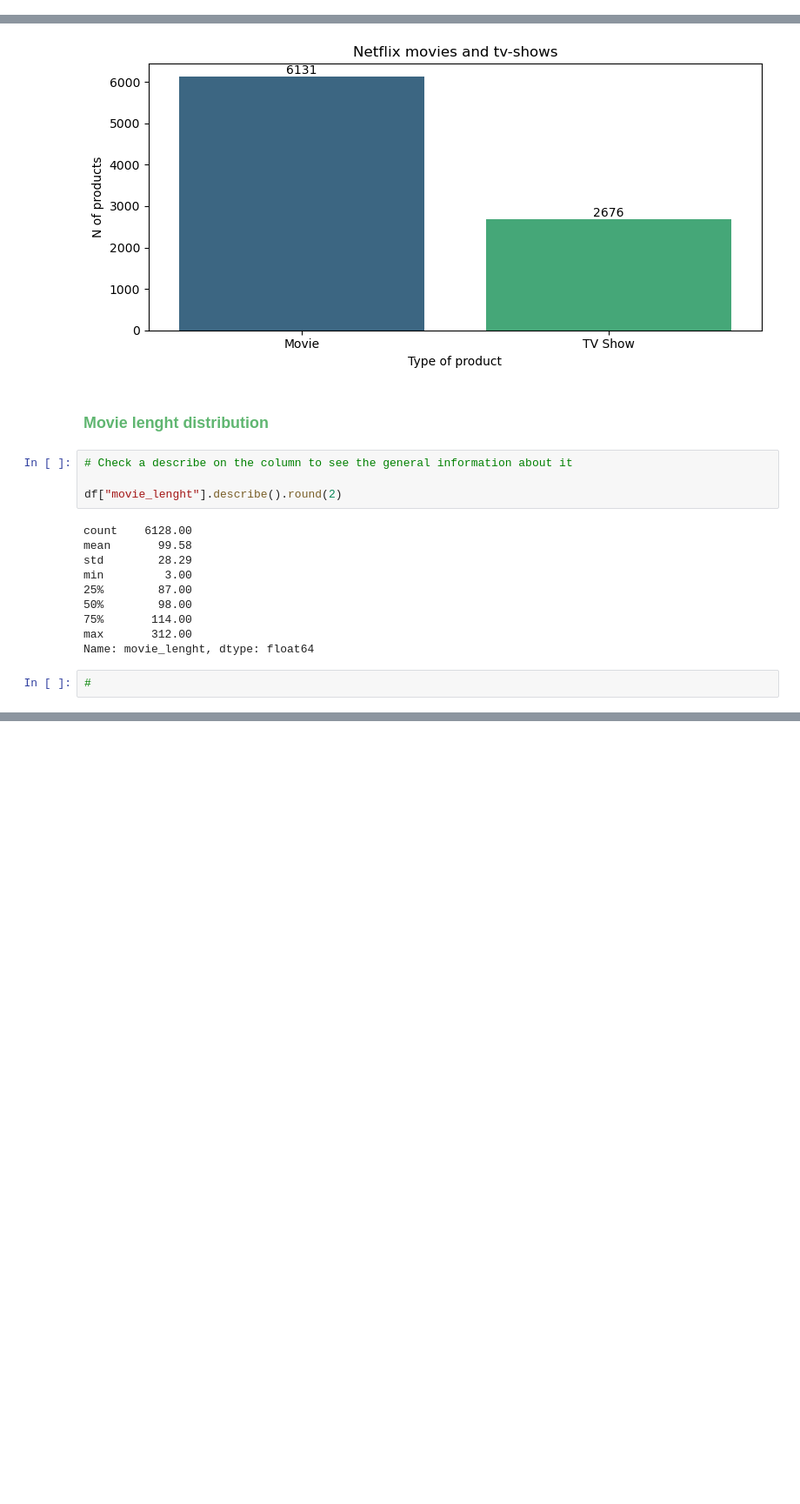
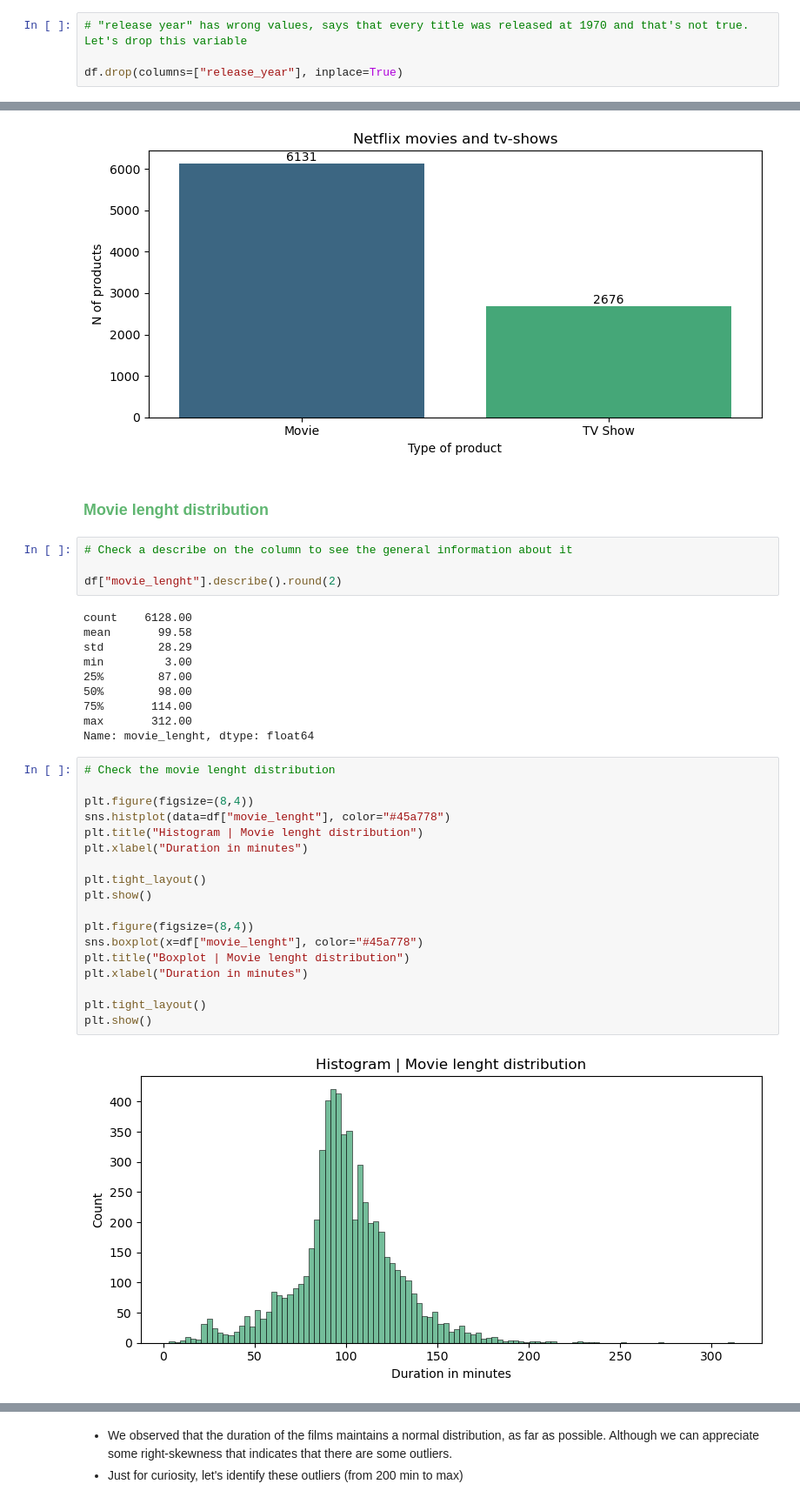
Before and after one commit to TonioDominguez/Netflix_mood_recommender, a Jupyter notebook: Prepro_netflix_rec.ipynb, the cells around one changed output, grey strips where cells are left out. Shown at 87% size. Cells and saved outputs as stored; diff of their text form; blank space fills up the shorter version.

```diff
--- a/Prepro_netflix_rec.ipynb
+++ b/Prepro_netflix_rec.ipynb
@@ -201,3 +207,7 @@ Name: count, Length: 221, dtype: int64
+# %%
+# "release year" has wrong values, says that every title was released at 1970 and that's not true. Let's drop this variable
+
+df.drop(columns=["release_year"], inplace=True)
 # %% [markdown]
 <h2 style="color: #327a81;">Features Preprocessing</h2>
 # %% [markdown]
@@ -520,4 +530,22 @@ min         3.00
 max       312.00
 Name: movie_lenght, dtype: float64
 # %%
-#
+# Check the movie lenght distribution
+
+plt.figure(figsize=(8,4))
+sns.histplot(data=df["movie_lenght"], color="#45a778")
+plt.title("Histogram | Movie lenght distribution")
+plt.xlabel("Duration in minutes")
+
+plt.tight_layout()
+plt.show()
+
+plt.figure(figsize=(8,4))
+sns.boxplot(x=df["movie_lenght"], color="#45a778")
+plt.title("Boxplot | Movie lenght distribution")
+plt.xlabel("Duration in minutes")
+
+plt.tight_layout()
+plt.show()
+# %% [output]
+[figure, added]
@@ -523,0 +553,3 @@ Name: movie_lenght, dtype: float64
+# %% [markdown]
+- We observed that the duration of the films maintains a normal distribution, as far as possible. Although we can appreciate some right-skewness that indicates that there are some outliers.
+- Just for curiosity, let's identify these outliers (from 200 min to max)
```
Also changed, not shown: parts of 10 cells of this notebook.
